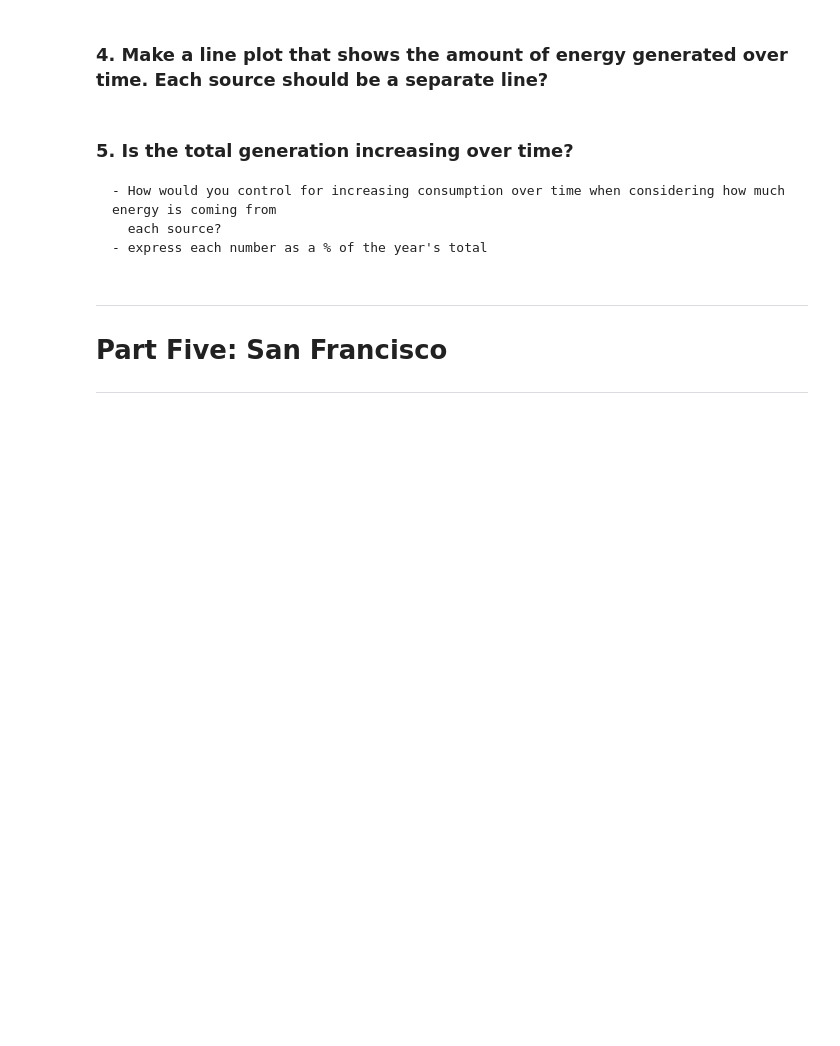
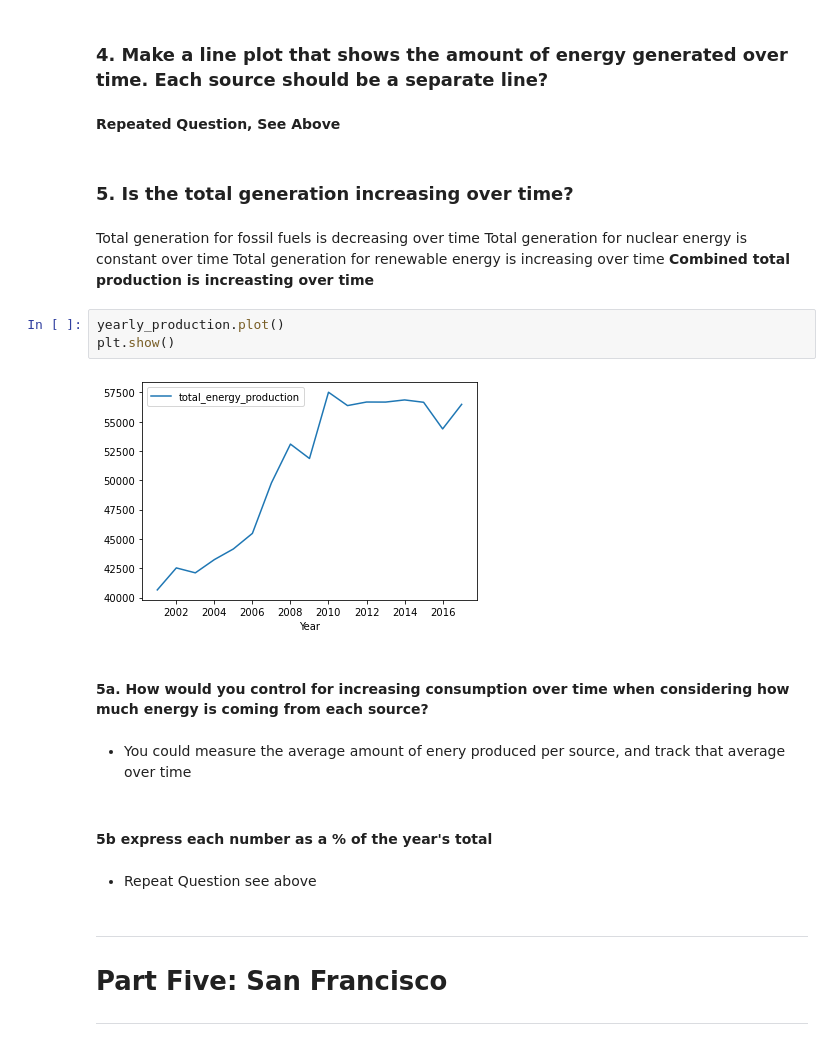
Before and after one commit to CSolitaire/time-series-exercises, a Jupyter notebook: time-series-manipulation.ipynb, the cells around one changed output. Cells and saved outputs as stored; diff of their text form; blank space fills up the shorter version.

```diff
--- a/time-series-manipulation.ipynb
+++ b/time-series-manipulation.ipynb
@@ -773,10 +810,27 @@ df = df.set_index('year').sort_index()
 # %% [markdown]
 ### 4. Make a line plot that shows the amount of energy generated over time. Each source should be a separate line?
+# %% [markdown]
+ **Repeated Question, See Above**
+# %% [markdown]
+### 5. Is the total generation increasing over time?
+# %% [markdown]
+Total generation for fossil fuels is decreasing over time
+Total generation for nuclear energy is constant over time
+Total generation for renewable energy is increasing over time
+**Combined total production is increasting over time**
+# %%
+yearly_production.plot()
+plt.show()
+# %% [output]
+[figure, added]
 # %% [markdown]
-### 5. Is the total generation increasing over time?
-    - How would you control for increasing consumption over time when considering how much energy is coming from
-      each source?
-    - express each number as a % of the year's total
+#### 5a. How would you control for increasing consumption over time when considering how much energy is coming from each source?
+# %% [markdown]
+- You could measure the average amount of enery produced per source, and track that average over time
+# %% [markdown]
+#### 5b express each number as a % of the year's total
+# %% [markdown]
+- Repeat Question see above
 # %% [markdown]
 ***
 
```
Also changed, not shown: parts of 5 cells of this notebook.
